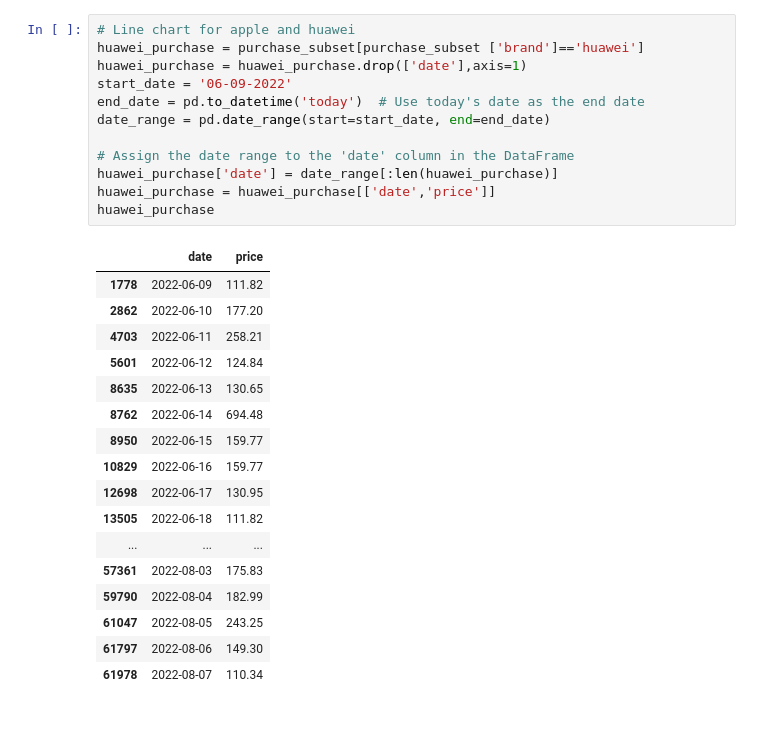
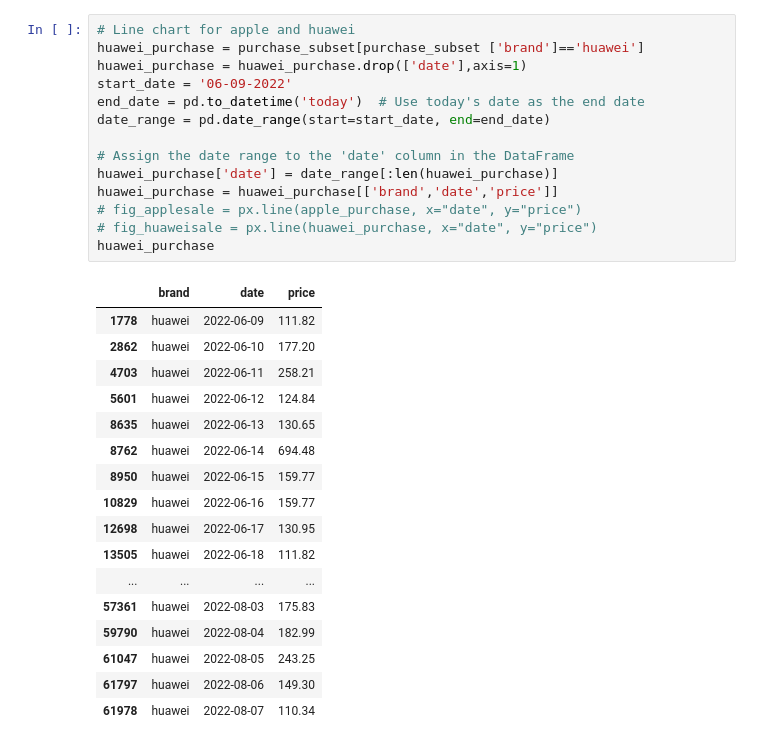
Before and after one commit to harisRiaz167/practise, a Jupyter notebook: test.ipynb, the cells around one changed output. Cells and saved outputs as stored; diff of their text form.

```diff
--- a/test.ipynb
+++ b/test.ipynb
@@ -100,30 +63,32 @@ apple_purchase
 # %%
 # Line chart for apple and huawei
 huawei_purchase = purchase_subset[purchase_subset ['brand']=='huawei']
 huawei_purchase = huawei_purchase.drop(['date'],axis=1)
 start_date = '06-09-2022'
 end_date = pd.to_datetime('today')  # Use today's date as the end date
 date_range = pd.date_range(start=start_date, end=end_date)
 
 # Assign the date range to the 'date' column in the DataFrame
 huawei_purchase['date'] = date_range[:len(huawei_purchase)]
-huawei_purchase = huawei_purchase[['date','price']]
+huawei_purchase = huawei_purchase[['brand','date','price']]
+# fig_applesale = px.line(apple_purchase, x="date", y="price")
+# fig_huaweisale = px.line(huawei_purchase, x="date", y="price")
 huawei_purchase
 # %% [output]
-|  | date | price |
-| 1778 | 2022-06-09 | 111.82 |
-| 2862 | 2022-06-10 | 177.20 |
-| 4703 | 2022-06-11 | 258.21 |
-| 5601 | 2022-06-12 | 124.84 |
-| 8635 | 2022-06-13 | 130.65 |
-| 8762 | 2022-06-14 | 694.48 |
-| 8950 | 2022-06-15 | 159.77 |
-| 10829 | 2022-06-16 | 159.77 |
-| 12698 | 2022-06-17 | 130.95 |
-| 13505 | 2022-06-18 | 111.82 |
-| ... | ... | ... |
-| 57361 | 2022-08-03 | 175.83 |
-| 59790 | 2022-08-04 | 182.99 |
-| 61047 | 2022-08-05 | 243.25 |
-| 61797 | 2022-08-06 | 149.30 |
-| 61978 | 2022-08-07 | 110.34 |
+|  | brand | date | price |
+| 1778 | huawei | 2022-06-09 | 111.82 |
+| 2862 | huawei | 2022-06-10 | 177.20 |
+| 4703 | huawei | 2022-06-11 | 258.21 |
+| 5601 | huawei | 2022-06-12 | 124.84 |
+| 8635 | huawei | 2022-06-13 | 130.65 |
+| 8762 | huawei | 2022-06-14 | 694.48 |
+| 8950 | huawei | 2022-06-15 | 159.77 |
+| 10829 | huawei | 2022-06-16 | 159.77 |
+| 12698 | huawei | 2022-06-17 | 130.95 |
+| 13505 | huawei | 2022-06-18 | 111.82 |
+| ... | ... | ... | ... |
+| 57361 | huawei | 2022-08-03 | 175.83 |
+| 59790 | huawei | 2022-08-04 | 182.99 |
+| 61047 | huawei | 2022-08-05 | 243.25 |
+| 61797 | huawei | 2022-08-06 | 149.30 |
+| 61978 | huawei | 2022-08-07 | 110.34 |
```
Also changed, not shown: parts of 8 cells of this notebook, 1 other file.
